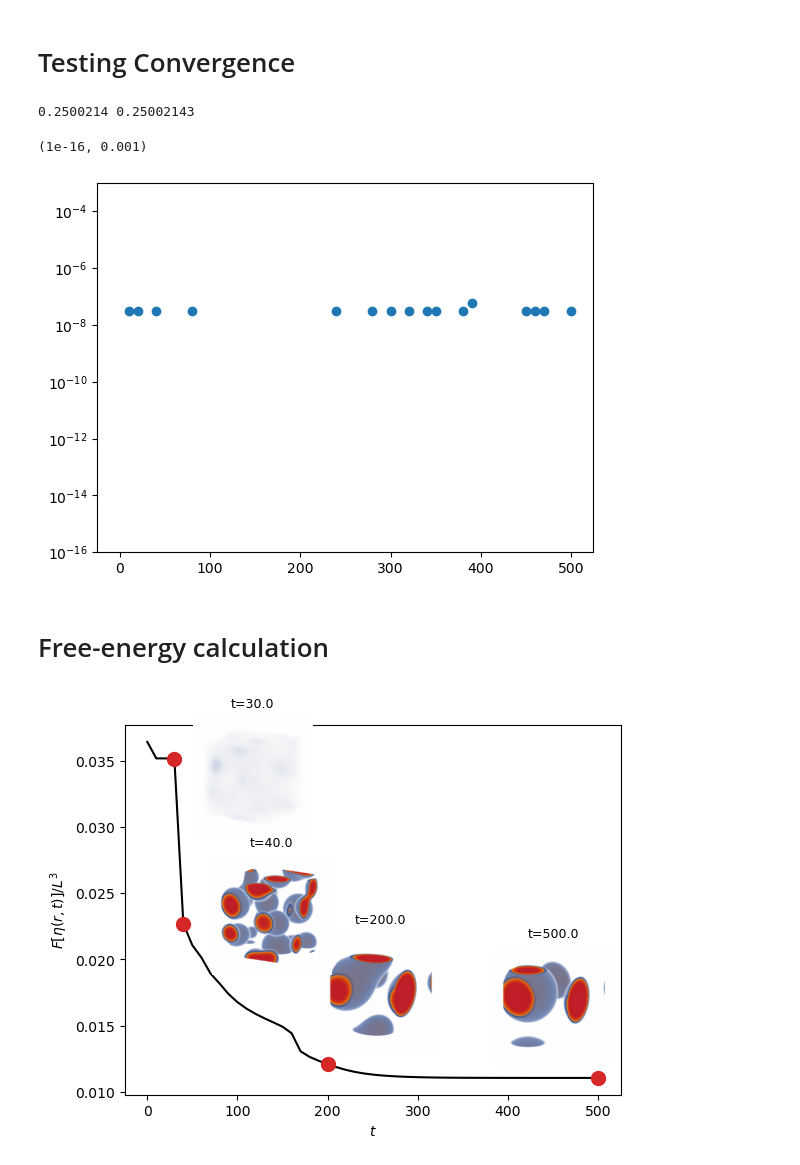
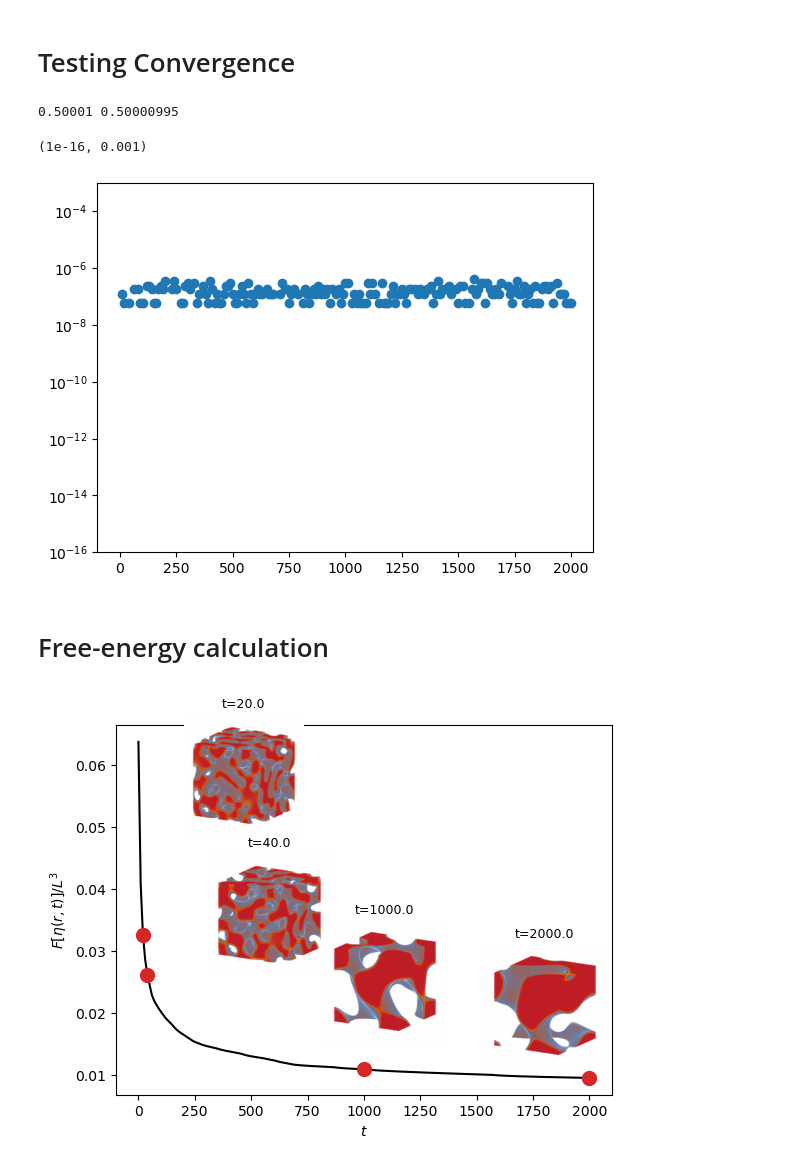
Before and after one commit to elvissoares/spectralETD, a Jupyter notebook: examples/CH3d.ipynb, the cells around one changed output. Saved outputs shown, nothing was run; the diff lists cells and outputs as text; code cells hidden in the pictures.

```diff
--- a/examples/CH3d.ipynb
+++ b/examples/CH3d.ipynb
@@ -62,13 +62,13 @@ Using time step: 0.01
 # %% [markdown]
 ## Calculating the Dynamics
 # %%
-T = 500.0 # total time
+T = 2000.0 # total time
 
 # Setting Initial condition
 seed = 12345 # (random seed for reproducibility)
 rng = np.random.default_rng(seed)
 noise = 0.01
-mean = 0.25
+mean = 0.5
 n0 = mean + noise*rng.standard_normal((CH.Ngrid[0],CH.Ngrid[1],CH.Ngrid[2]))  # initial condition
 CH.Set_Field(n0)
 
@@ -97,7 +97,7 @@ Final Time: 500.00
 # %%
 from volumerender import volumerender
 # %%
-j1=3
+j1=2
 image1 = volumerender(CH.L, n[j1], min_value = 0.5, max_value = 1.0, Ngrid=256)
 plt.figure(figsize=(3,3), dpi=240)
 plt.imshow(image1)
@@ -137,5 +137,5 @@ plt.yticks([])
 # %%
-j3=20
+j3=100
 image3 = volumerender(CH.L, n[j3], min_value = 0.5, max_value = 1.0, Ngrid=256)
 plt.figure(figsize=(3,3), dpi=240)
 plt.imshow(image3)
@@ -184,6 +184,6 @@ plt.yticks([])
 # %%
 print(n[0].mean(),n[-1].mean())
 # %% [output]
-0.2500214 0.25002143
+0.50001 0.50000995
 # %%
 error= np.abs(np.mean(n[0])-np.mean(n,axis=(1,2,3)))
@@ -195,7 +193,7 @@ plt.scatter(t,error)
 plt.ylim(1e-16,1e-3)
 # %% [output]
 (1e-16, 0.001)
-[figure, old version]
+[figure, new version]
 # %% [markdown]
 # Free-energy calculation
 # %%
@@ -222,34 +220,34 @@ ax1.set_xlabel(r'$t$')
 ax1.set_ylabel(r'$F[\eta(r,t)]/L^3$')
 
 ax2 = fig.add_axes([0.67, 0.17, 0.25, 0.25])
 ax2.imshow(image4)
 ax2.axis('off')
 ax2.set_title(fr't={t[-1]:.1f}',fontsize=9)
 ax2.set_xticks([])
 ax2.set_yticks([])
 
-ax3 = fig.add_axes([0.4, 0.2, 0.25, 0.25])
+ax3 = fig.add_axes([0.42, 0.22, 0.25, 0.25])
 ax3.imshow(image3)
 ax3.axis('off')
 ax3.set_title(fr't={t[j3]:.1f}',fontsize=9)
 ax3.set_xticks([])
 ax3.set_yticks([])
 
-ax4 = fig.add_axes([0.23, 0.36, 0.25, 0.25])
+ax4 = fig.add_axes([0.24, 0.36, 0.25, 0.25])
 ax4.imshow(image2)
 ax4.axis('off')
 ax4.set_title(fr't={t[j2]:.1f}',fontsize=9)
 ax4.set_xticks([])
 ax4.set_yticks([])
 
 ax5 = fig.add_axes([0.2, 0.65, 0.25, 0.25])
 ax5.imshow(image1)
 ax5.axis('off')
 ax5.set_title(fr't={t[j1]:.1f}',fontsize=9)
 ax5.set_xticks([])
 ax5.set_yticks([])
 
 fig.savefig(f'../outputs/ch3d-c0={mean:.2f}.png', dpi=300, bbox_inches='tight')
 # %% [output]
-[figure, old version]
+[figure, new version]
 # %% [markdown]
```
Also changed, not shown: parts of 14 cells of this notebook, 24 other files.
